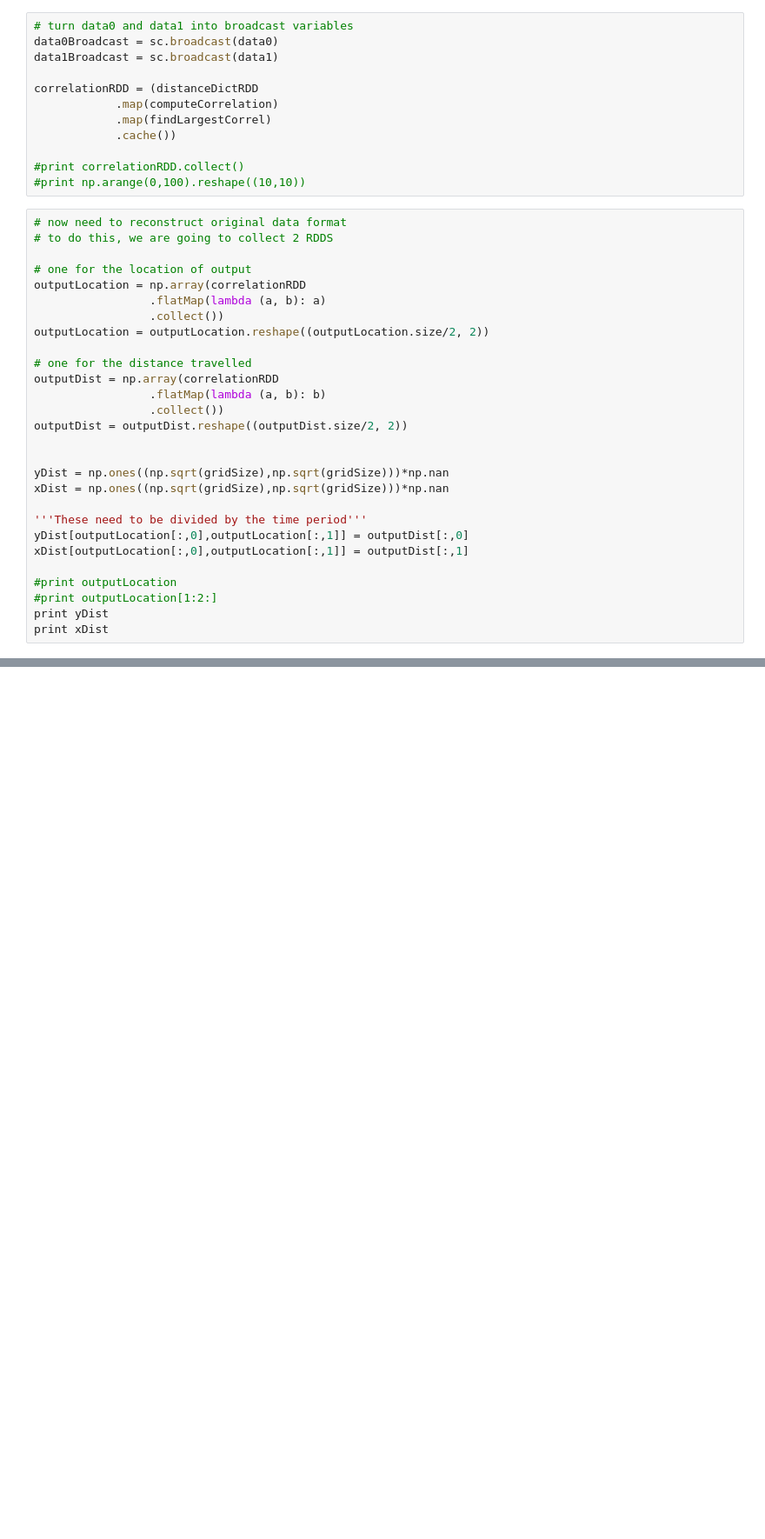
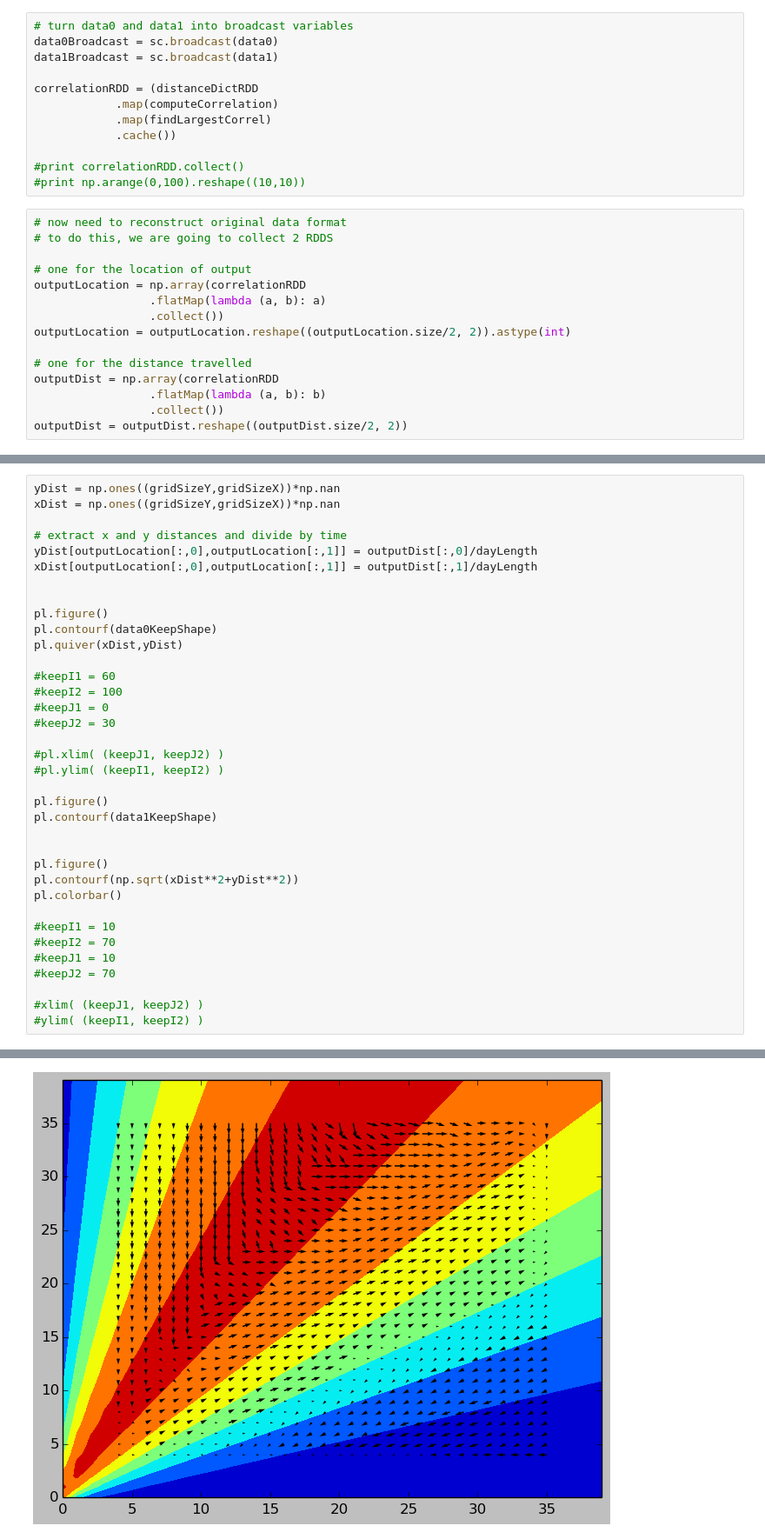
Before and after one commit to jackhj/sea_ice_tracking, a Jupyter notebook: correlation_exp.ipynb, the cells around one changed output, grey strips where cells are left out. Shown at 87% size. Saved outputs shown, nothing was run; the diff lists cells and outputs as text; blank space fills up the shorter version.

```diff
--- a/correlation_exp.ipynb
+++ b/correlation_exp.ipynb
@@ -257,23 +308,10 @@ correlationRDD = (distanceDictRDD
 outputLocation = np.array(correlationRDD
                  .flatMap(lambda (a, b): a)
                  .collect())
-outputLocation = outputLocation.reshape((outputLocation.size/2, 2))
+outputLocation = outputLocation.reshape((outputLocation.size/2, 2)).astype(int)
 
 # one for the distance travelled
 outputDist = np.array(correlationRDD
                  .flatMap(lambda (a, b): b)
                  .collect())
 outputDist = outputDist.reshape((outputDist.size/2, 2))
-
-
-yDist = np.ones((np.sqrt(gridSize),np.sqrt(gridSize)))*np.nan
-xDist = np.ones((np.sqrt(gridSize),np.sqrt(gridSize)))*np.nan
-
-'''These need to be divided by the time period'''
-yDist[outputLocation[:,0],outputLocation[:,1]] = outputDist[:,0]
-xDist[outputLocation[:,0],outputLocation[:,1]] = outputDist[:,1]
-
-#print outputLocation
-#print outputLocation[1:2:]
-print yDist
-print xDist
@@ -300,0 +318,37 @@ print xDist
+# %%
+yDist = np.ones((gridSizeY,gridSizeX))*np.nan
+xDist = np.ones((gridSizeY,gridSizeX))*np.nan
+
+# extract x and y distances and divide by time
+yDist[outputLocation[:,0],outputLocation[:,1]] = outputDist[:,0]/dayLength
+xDist[outputLocation[:,0],outputLocation[:,1]] = outputDist[:,1]/dayLength
+
+
+pl.figure()
+pl.contourf(data0KeepShape)
+pl.quiver(xDist,yDist)
+
+#keepI1 = 60
+#keepI2 = 100
+#keepJ1 = 0
+#keepJ2 = 30
+
+#pl.xlim( (keepJ1, keepJ2) )
+#pl.ylim( (keepI1, keepI2) )
+
+pl.figure()
+pl.contourf(data1KeepShape)
+
+
+pl.figure()
+pl.contourf(np.sqrt(xDist**2+yDist**2))
+pl.colorbar()
+
+#keepI1 = 10
+#keepI2 = 70
+#keepJ1 = 10
+#keepJ2 = 70
+
+#xlim( (keepJ1, keepJ2) )
+#ylim( (keepI1, keepI2) )
+# %% [output]
@@ -300,0 +356 @@ print xDist
+[figure, added]
```
Also changed, not shown: parts of 10 cells of this notebook.
